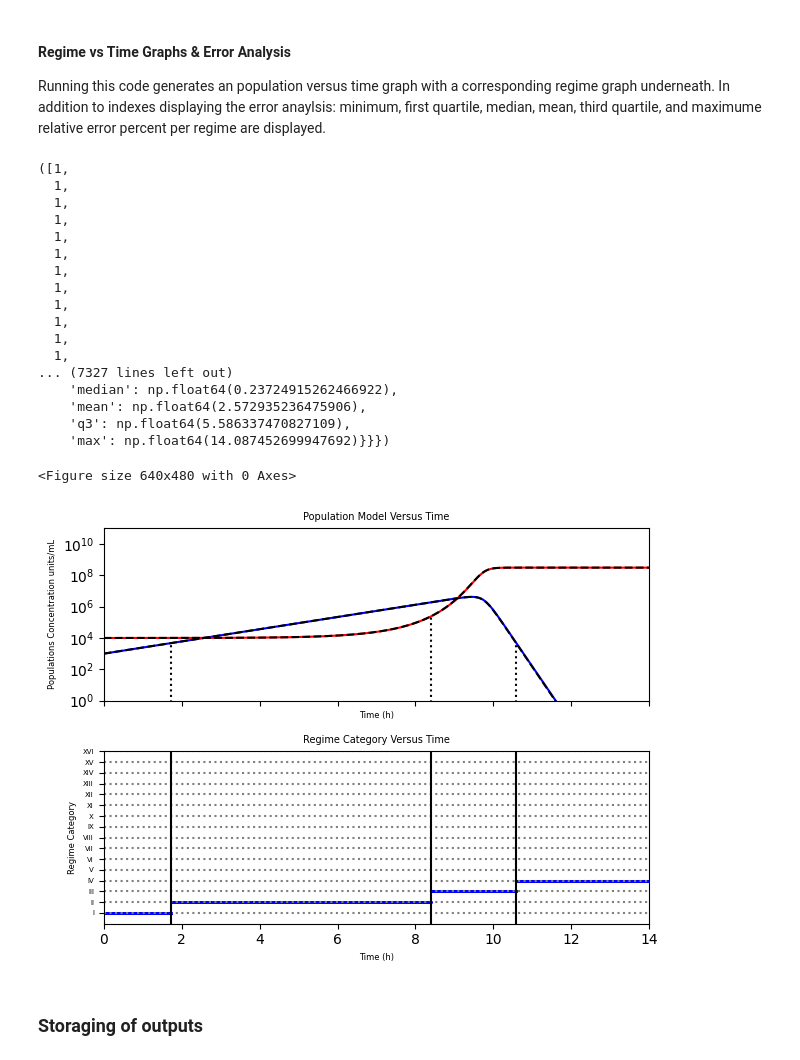
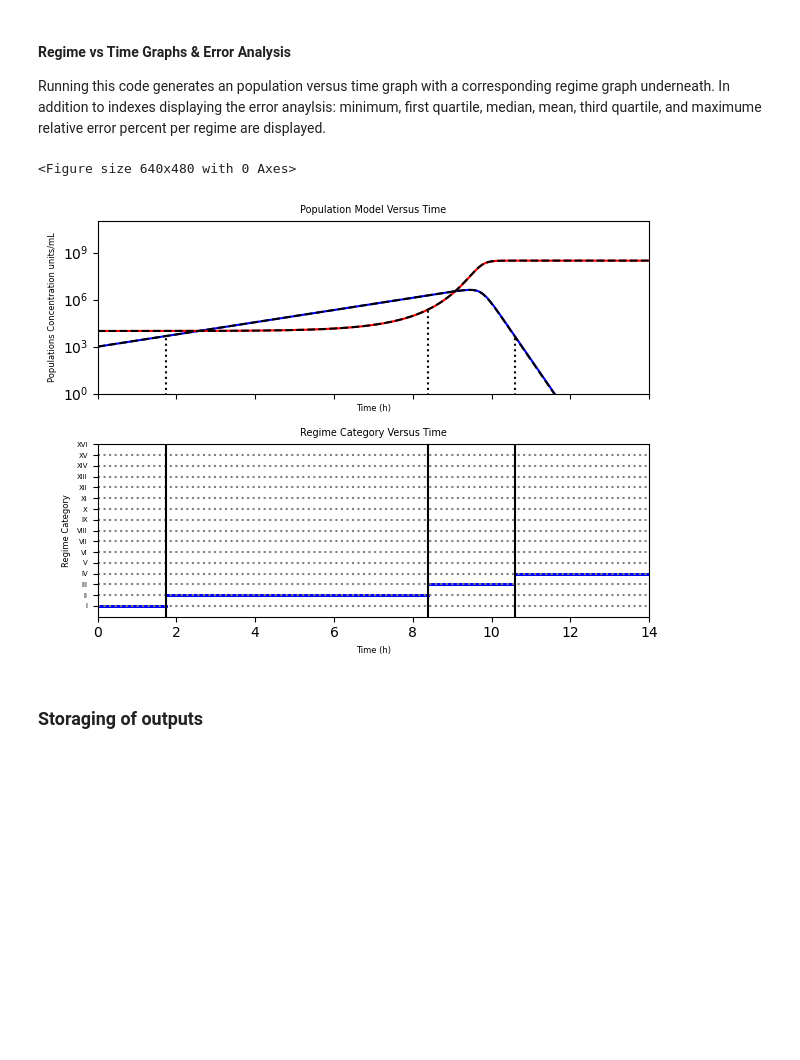
Before and after one commit to luquelab/transient-dynamics, a Jupyter notebook: notebooks/transient_dynamics.ipynb, the cells around one changed output. Saved outputs shown, nothing was run; the diff lists cells and outputs as text; code cells hidden in the pictures; blank space fills up the shorter version.

```diff
--- a/notebooks/transient_dynamics.ipynb
+++ b/notebooks/transient_dynamics.ipynb
@@ -28,3 +32,22 @@ from matplotlib.ticker import MaxNLocator
+# %%
+# Go up one directory from the notebook, then into 'data'
+parent_dir = os.path.join("..", "data", "transient-dynamics_output-current", "data_output")
+
+root_dir = os.path.join(parent_dir, "generated-data")
+dirs = {
+    "bin": os.path.join(root_dir, "bin"),
+    "figures_standard": os.path.join(root_dir, "standard_model", "figures_standard"),
+    "results_standard": os.path.join(root_dir, "standard_model", "results_standard"),
+    "figures_carrying_capacity": os.path.join(root_dir, "carrying_capacity_model", "figures_carrying_capacity"),
+    "results_carrying_capacity": os.path.join(root_dir, "carrying_capacity_model", "results_carrying_capacity"),
+}
+# Create the directories if they do not exist
+for d in dirs.values():
+    os.makedirs(d, exist_ok=True)
+
+# Define the assignment bin directory (already created above, but can be kept for clarity)
+bin_dir = os.path.join(root_dir, "bin")
+os.makedirs(bin_dir, exist_ok=True)
 # %% [markdown]
 ## Standard Lotka-Volterra Simulation
 # %% [markdown]
@@ -1125,6 +1166,7 @@ p_rel_error_percent = relative_error_percentage_finder(p_rel_error,t,p_rel_error
 b_error = absolute_error(t,b_full,b,b_error)
 b_rel_error = relative_error(t,b_error,b_full,b_rel_error)
 b_rel_error_percent = relative_error_percentage_finder(b_rel_error,t,b_rel_error_percent)
+p_com_relative_error_percent = combined_error_finder(p_rel_error_percent, b_rel_error_percent, t, p_com_relative_error_percent)
 # %% [markdown]
 ### Lotka-Volterra Model Analysis
 # %% [markdown]
@@ -1207,27 +1233,10 @@ phase_diagram_maker(p_full, p, b_full,b, para_test)
 #### Regime vs Time Graphs & Error Analysis
 Running this code generates an population versus time graph with a corresponding regime graph underneath. In addition to indexes displaying the error anaylsis: minimum, first quartile, median, mean, third quartile, and maximume relative error percent per regime are displayed.
 # %%
-regime_finder(thresholdlevel,t,tobs,wg,wp,wb,wd,regime_store,tp,tp_p,tp_b,b,b_full,p,p_full,p_com_relative_error_percent,  p_rel_error_percent, b_rel_error_percent)
+regime_store, regime_indices, regime_stats = regime_finder(thresholdlevel,t,tobs,wg,wp,wb,wd,regime_store,tp,tp_p,tp_b,b,b_full,p,p_full,p_com_relative_error_percent,  p_rel_error_percent, b_rel_error_percent)
 # %% [output]
-([1,
-  1,
-  1,
-  1,
-  1,
-  1,
-  1,
-  1,
-  1,
-  1,
-  1,
-  1,
-... (7327 lines left out)
-    'median': np.float64(0.23724915262466922),
-    'mean': np.float64(2.572935236475906),
-    'q3': np.float64(5.586337470827109),
-    'max': np.float64(14.087452699947692)}}})
+<Figure size 640x480 with 0 Axes>
-<Figure size 640x480 with 0 Axes>
-[figure, old version]
+[figure, new version]
 # %% [markdown]
 ### Storaging of outputs
 # %% [markdown]
```
Also changed, not shown: parts of 25 cells of this notebook.
